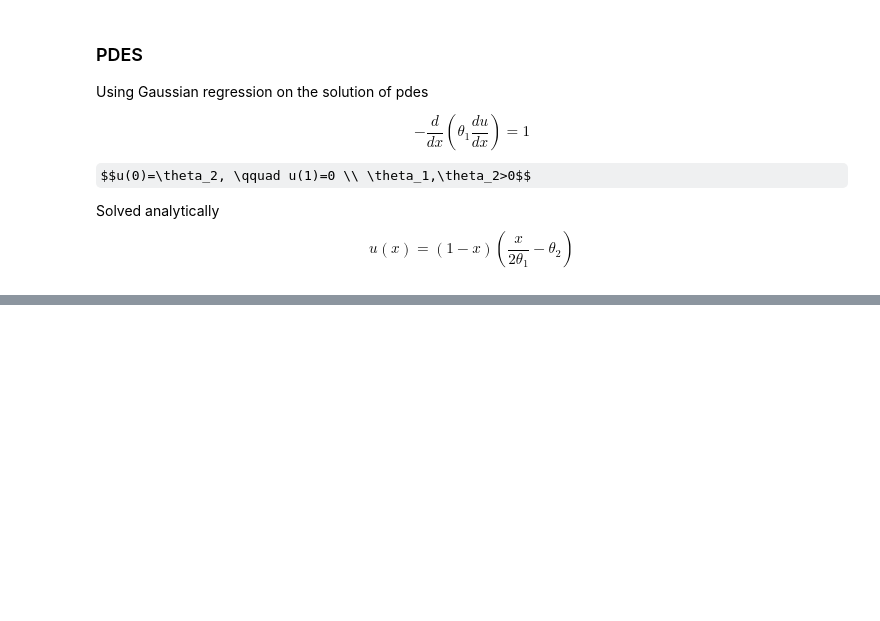
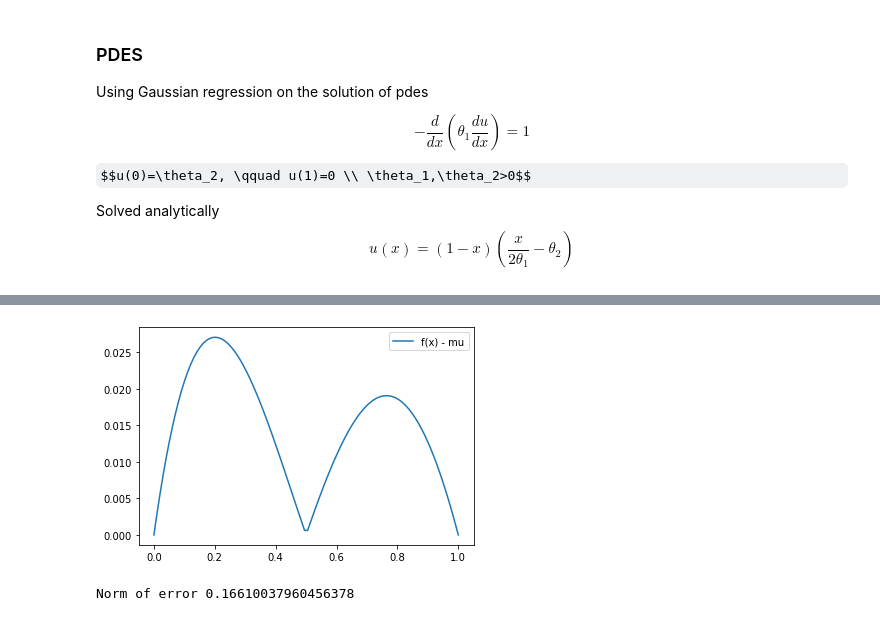
Before and after one commit to gum33/Physics-Informed-Emulator, a Jupyter notebook: Test2.ipynb, the cells around one changed output, grey strips where cells are left out. Drawn from its saved outputs; the diff is of its cells as text; code cells hidden in the pictures; some formulas as TeX source; blank space fills up the shorter version.

```diff
--- a/Test2.ipynb
+++ b/Test2.ipynb
@@ -35,0 +33,12 @@ plot_gpr(x, x_s, u, mu, covs, samples=3,draw_samples=True)
+# %%
+###Error?
+
+
+plt.plot(x_s, abs( u(x_s) -mu))
+plt.legend(["f(x) - mu"])
+plt.show()
+
+print("Norm of error", np.linalg.norm(u(x_s)-mu))
+# %% [output]
+[figure, added]
+Norm of error 0.16610037960456378
```
Also changed, not shown: parts of 5 cells of this notebook, 1 other file.
